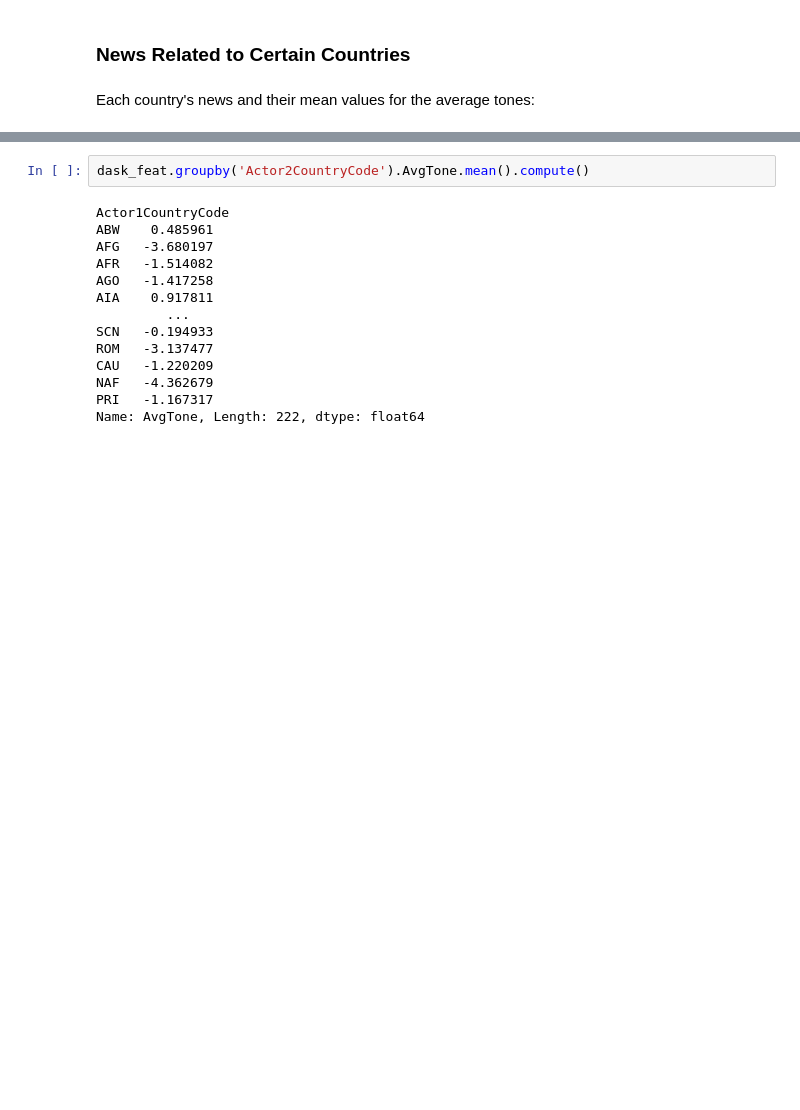
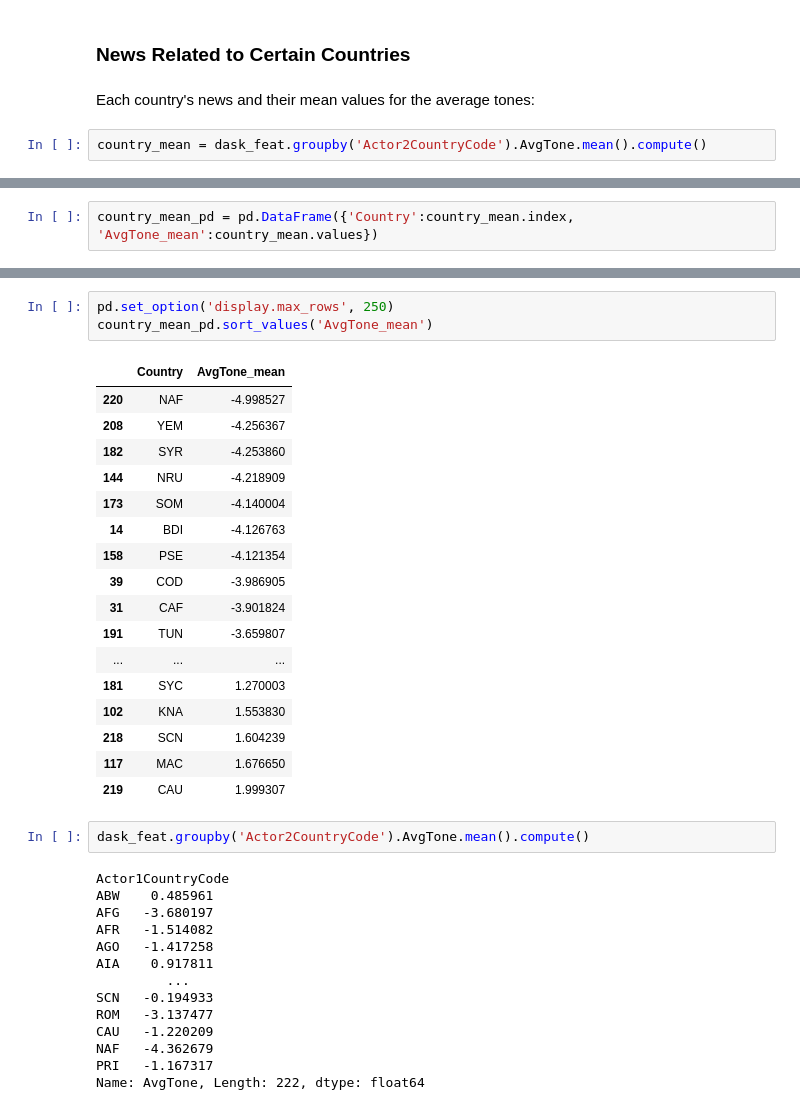
Before and after one commit to beixuan-jia/502final, a Jupyter notebook: EDA.ipynb, the cells around one changed output, grey strips where cells are left out. Drawn from its saved outputs; the diff is of its cells as text; blank space fills up the shorter version.

```diff
--- a/EDA.ipynb
+++ b/EDA.ipynb
@@ -189,3 +189,5 @@ most_extreme_tone_neg
 ### News Related to Certain Countries
 # %% [markdown]
 Each country's news and their mean values for the average tones:
+# %%
+country_mean = dask_feat.groupby('Actor2CountryCode').AvgTone.mean().compute()
@@ -191,0 +210,2 @@ Each country's news and their mean values for the average tones:
+# %%
+country_mean_pd = pd.DataFrame({'Country':country_mean.index, 'AvgTone_mean':country_mean.values})
@@ -192,3 +228,24 @@ Each country's news and their mean values for the average tones:
+# %%
+pd.set_option('display.max_rows', 250)
+country_mean_pd.sort_values('AvgTone_mean')
+# %% [output]
+|  | Country | AvgTone_mean |
+| 220 | NAF | -4.998527 |
+| 208 | YEM | -4.256367 |
+| 182 | SYR | -4.253860 |
+| 144 | NRU | -4.218909 |
+| 173 | SOM | -4.140004 |
+| 14 | BDI | -4.126763 |
+| 158 | PSE | -4.121354 |
+| 39 | COD | -3.986905 |
+| 31 | CAF | -3.901824 |
+| 191 | TUN | -3.659807 |
+| ... | ... | ... |
+| 181 | SYC | 1.270003 |
+| 102 | KNA | 1.553830 |
+| 218 | SCN | 1.604239 |
+| 117 | MAC | 1.676650 |
+| 219 | CAU | 1.999307 |
 # %%
 dask_feat.groupby('Actor2CountryCode').AvgTone.mean().compute()
 # %% [output]
```
Also changed, not shown: parts of 2 cells of this notebook.
